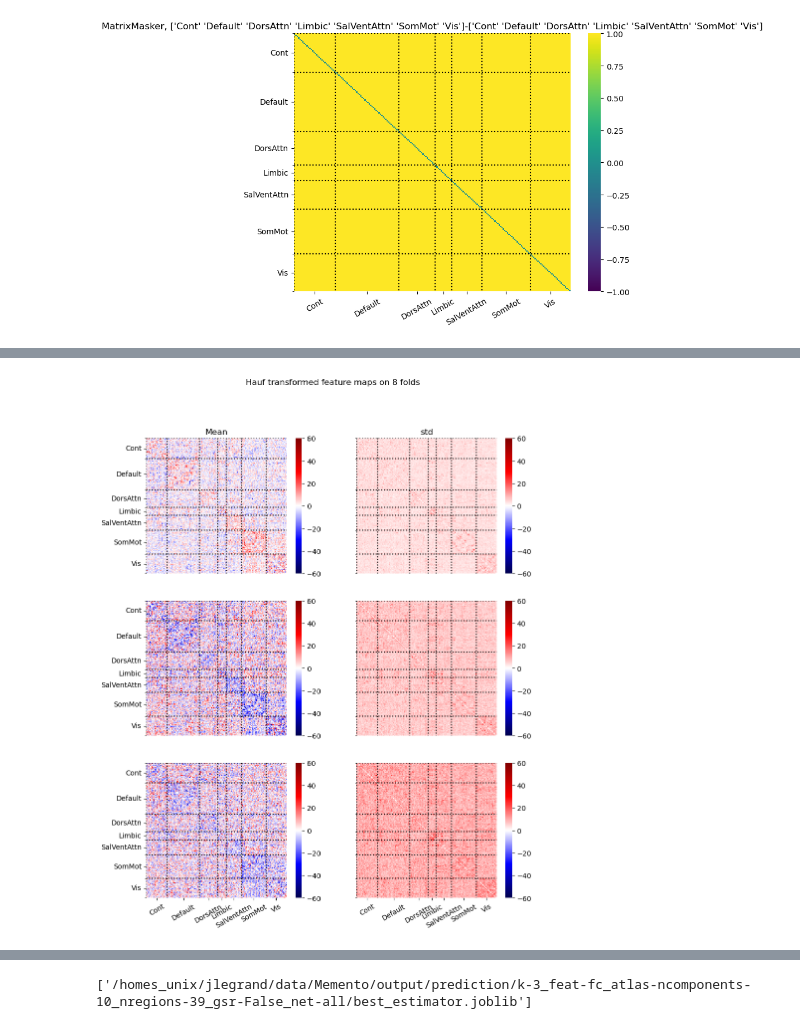
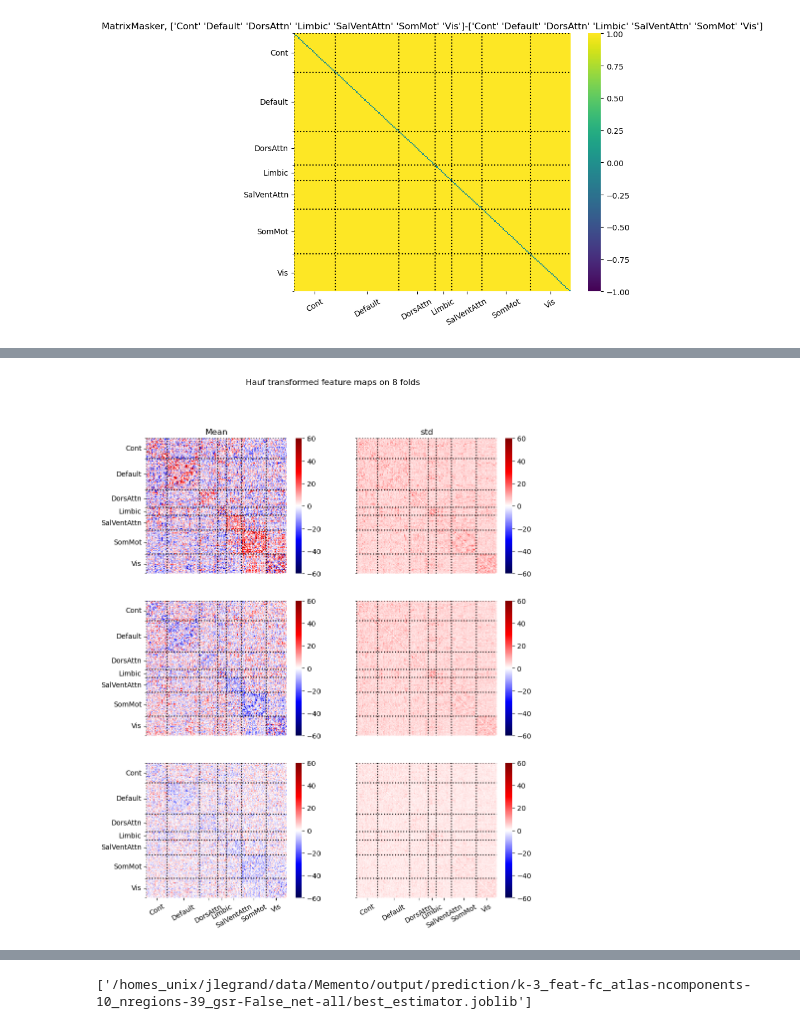
Before and after one commit to jonathan-legrand/cogpred, a Jupyter notebook: predict_cluster_fc.ipynb, the cells around one changed output, grey strips where cells are left out. Cells and saved outputs as stored; diff of their text form; code cells hidden in the pictures.

```diff
--- a/predict_cluster_fc.ipynb
+++ b/predict_cluster_fc.ipynb
@@ -243,38 +163,38 @@ else:
 
 
 fig, axes = plt.subplots(3, 2, figsize=(10, 12))
-for i, (cat, catmap) in enumerate(maps.items()):
-    catmap = np.stack(catmap, axis=0)
-    meanmap = np.mean(catmap, axis=0)
-    stdmap = np.std(catmap, axis=0)
+
+for i, cat in enumerate(cats):
+    meanmap = np.mean(hmat[:, i, ...], axis=0)
+    stdmap = np.std(hmat[:, i, ...], axis=0)
 
     plot_matrix(
         meanmap,
         disp_atlas,
         axes=axes[i, 0],
         bounds=(-60, 60),
         cmap="seismic",
     )
     plot_matrix(
         stdmap,
         disp_atlas,
         axes=axes[i, 1],
         bounds=(-60, 60),
         cmap="seismic",
     )
     axes[i, 1].set(yticklabels=[])
     axes[i, 1].tick_params(left=False)
     if i < 2:
         axes[i, 0].set(xticklabels=[])
         axes[i, 0].tick_params(bottom=False)
         axes[i, 1].set(xticklabels=[])
         axes[i, 1].tick_params(bottom=False)
 
 
 axes[0, 0].set_title("Mean")
 axes[0, 1].set_title("std")
-fig.suptitle(f"Hauf transformed feature maps on {len(catmap)} folds")
+fig.suptitle(f"Hauf transformed feature maps on {len(hmat)} folds")
 plt.show()
 # TODO Assume normality and threshold with t-tests? Since data is z transformed it should be ok
 # %% [output]
-[figure, old version]
+[figure, new version]
```
Also changed, not shown: parts of 9 cells of this notebook, 2 other files.
